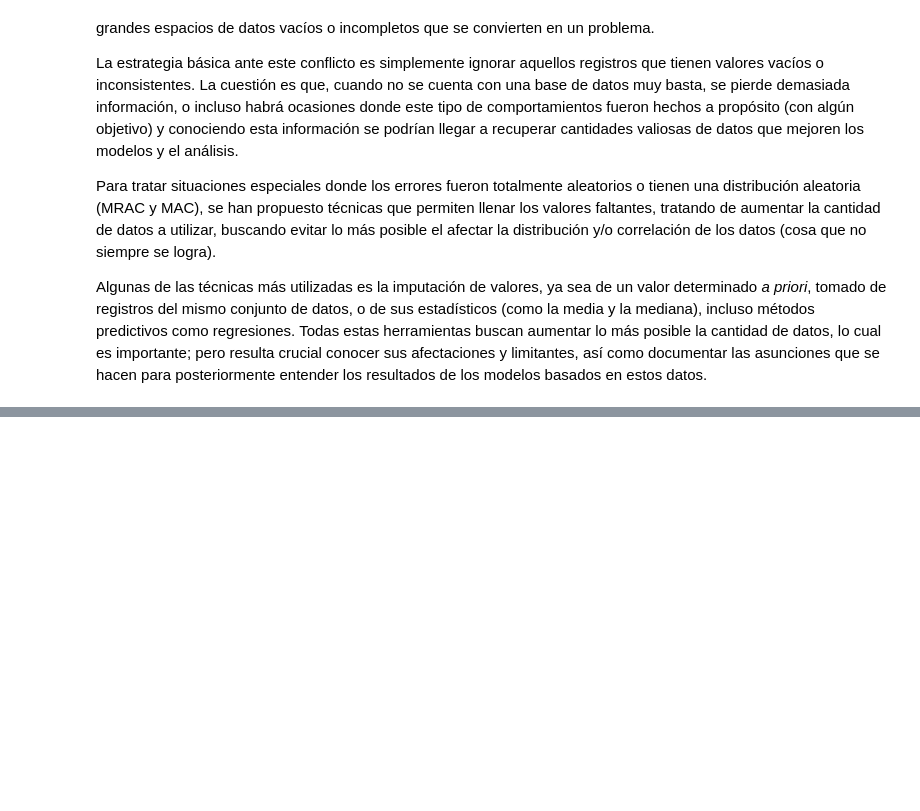
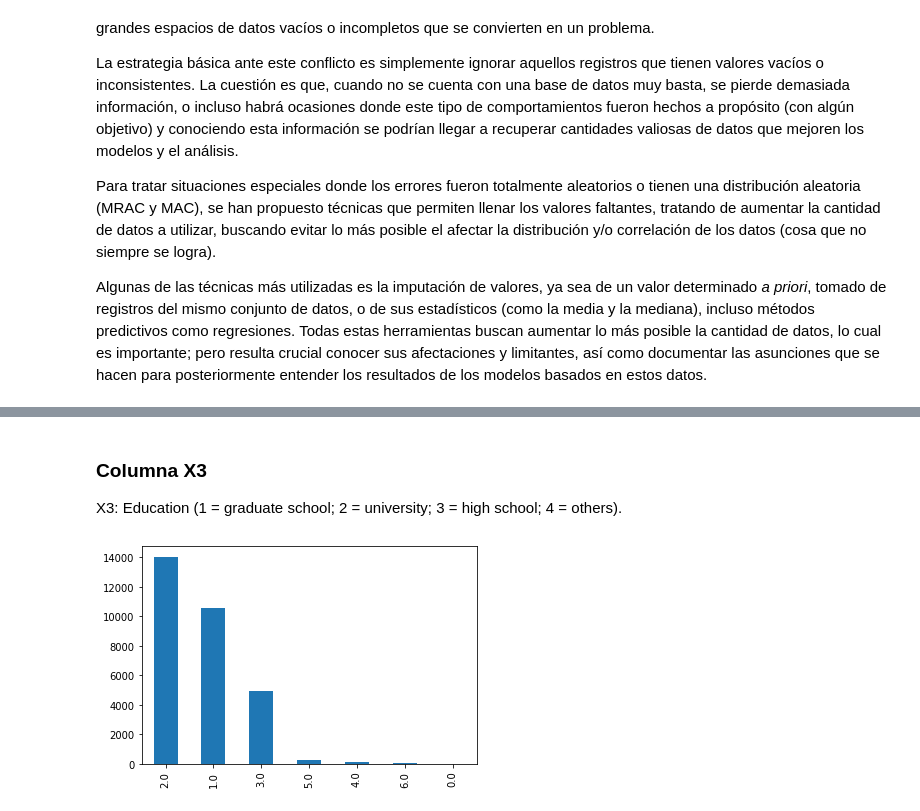
Before and after one commit to PosgradoMNA/actividades-de-aprendizaje-Walt9819, a Jupyter notebook: Week3/Activity1.ipynb, the cells around one changed output, grey strips where cells are left out. Drawn from its saved outputs; the diff is of its cells as text; code cells hidden in the pictures; blank space fills up the shorter version.

```diff
--- a/Week3/Activity1.ipynb
+++ b/Week3/Activity1.ipynb
@@ -31,0 +152,8 @@ Algunas de las técnicas más utilizadas es la imputación de valores, ya sea de
+# %% [markdown]
+### Columna X3
+X3: Education (1 = graduate school; 2 = university; 3 = high school; 4 = others).
+# %%
+x3 = df["X3"]
+x3.value_counts().plot(kind='bar');
+# %% [output]
+[figure, added]
```
Also changed, not shown: parts of 65 cells of this notebook.
